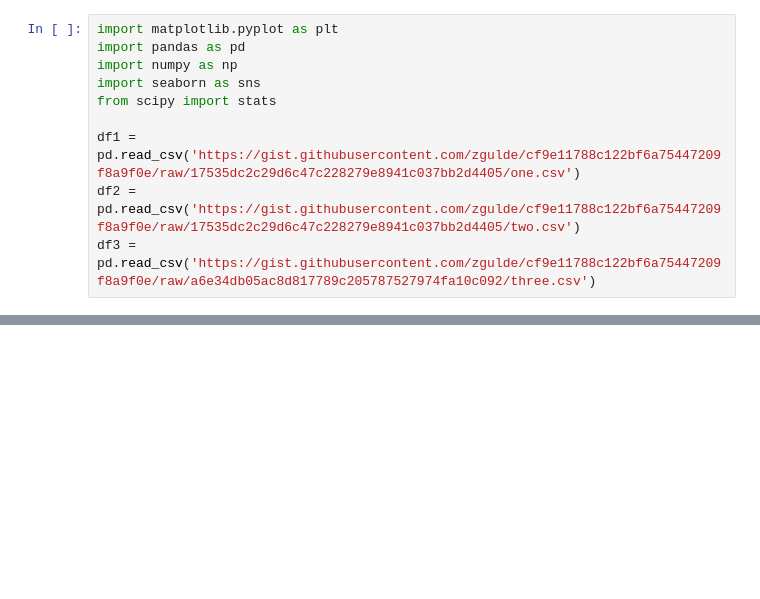
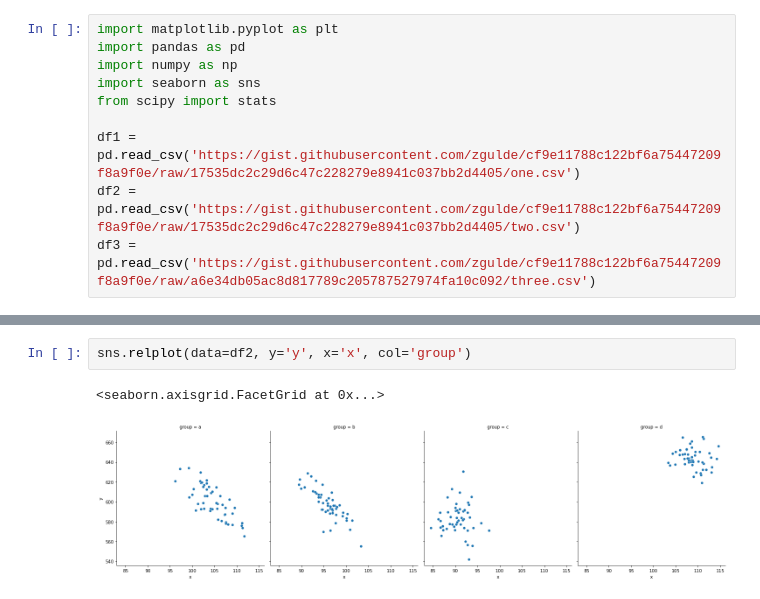
Before and after one commit to CodeupClassroom/florence-advanced-topics, a Jupyter notebook: exercise.ipynb, the cells around one changed output, grey strips where cells are left out. Cells and saved outputs as stored; diff of their text form; blank space fills up the shorter version.

```diff
--- a/exercise.ipynb
+++ b/exercise.ipynb
@@ -34,0 +68,5 @@ df3 = pd.read_csv('https://gist.githubusercontent.com/zgulde/cf9e11788c122bf6a75
+# %%
+sns.relplot(data=df2, y='y', x='x', col='group')
+# %% [output]
+<seaborn.axisgrid.FacetGrid at 0x...>
+[figure, added]
```
Also changed, not shown: parts of 10 cells of this notebook.
